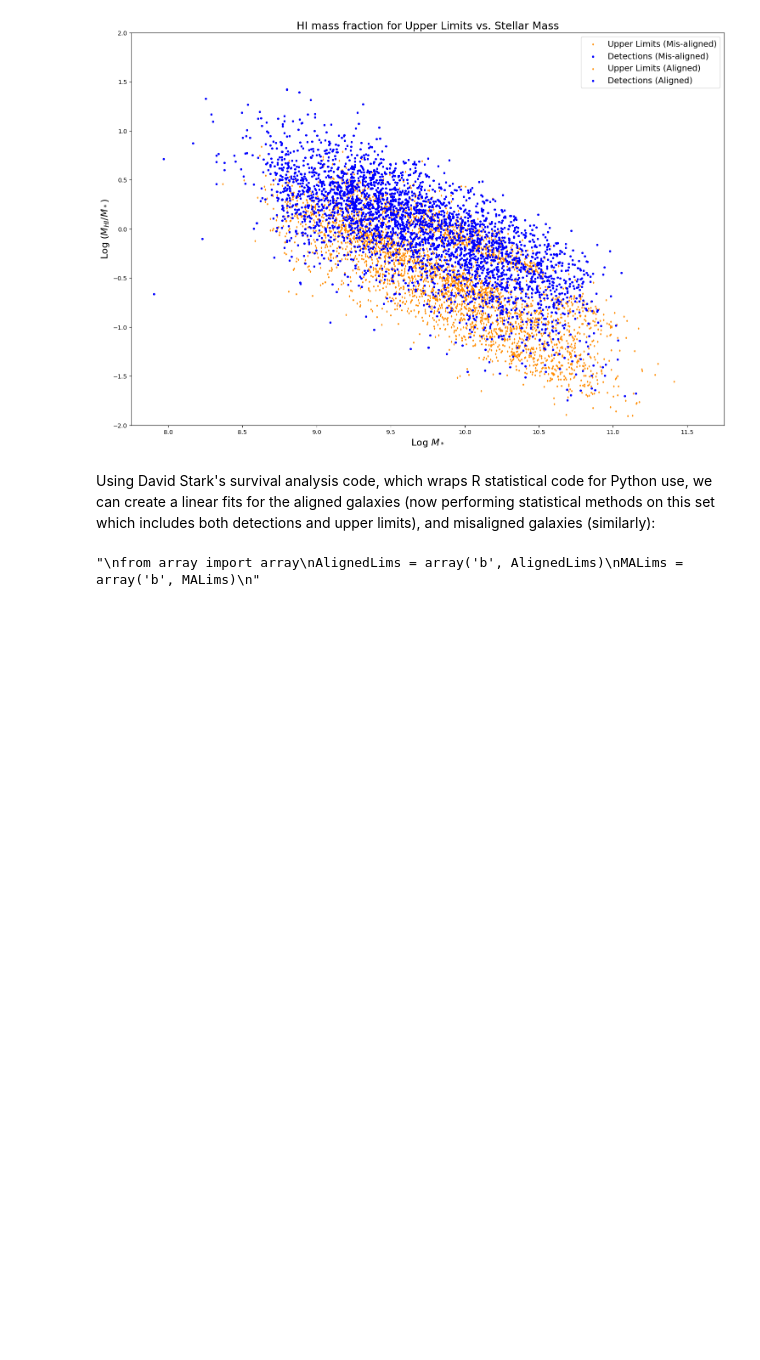
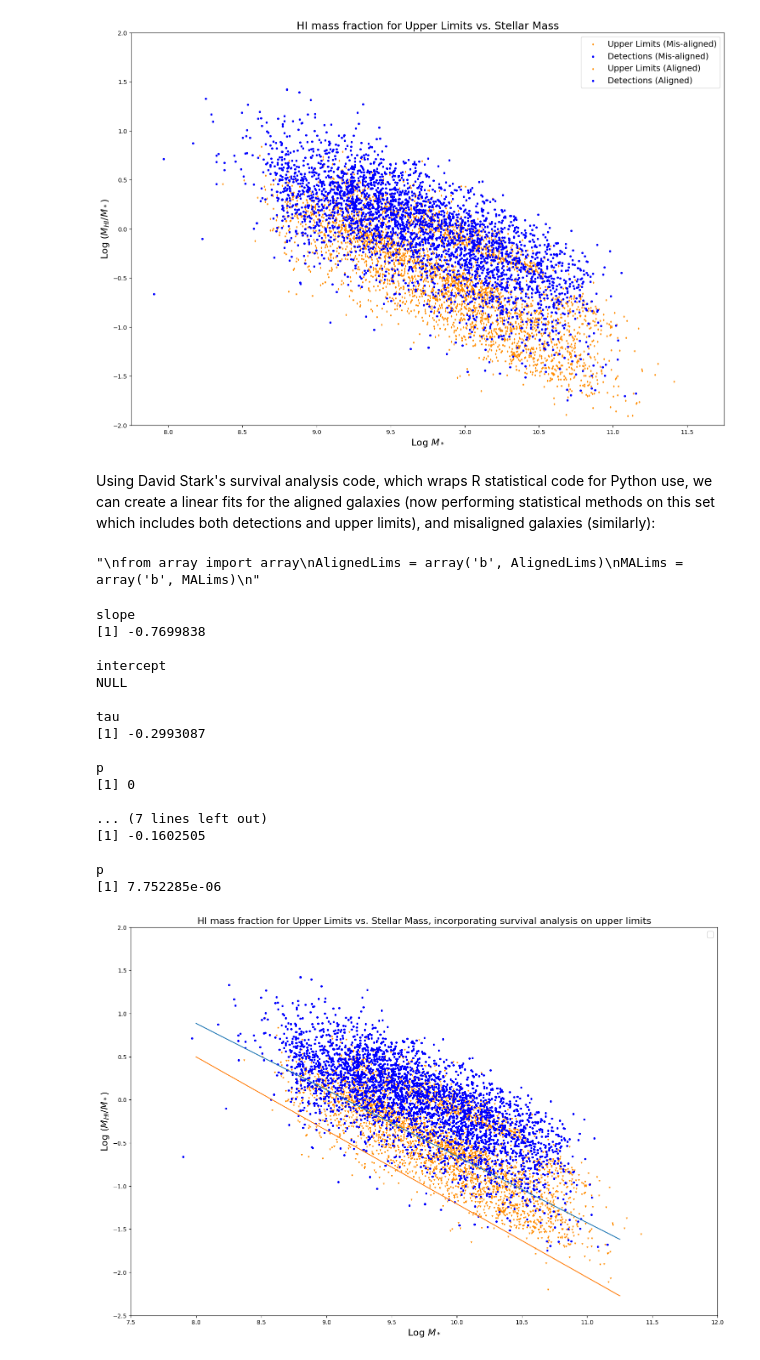
Before and after one commit to harrisonfwest/HI-MaNGA, a Jupyter notebook: HI-MaNGA_MisalignmentAndDeficiency.ipynb, the cells around one changed output. Cells and saved outputs as stored; diff of their text form; code cells hidden in the pictures; blank space fills up the shorter version.

```diff
--- a/HI-MaNGA_MisalignmentAndDeficiency.ipynb
+++ b/HI-MaNGA_MisalignmentAndDeficiency.ipynb
@@ -418,21 +418,39 @@ MALims = array('b', MALims)
 # %%
 plt.figure(figsize=(18, 12));
 plt.scatter(alignedComboMStars[AlignedLims], alignedComboMFrac[AlignedLims], s = 4, marker='v', color = 'darkorange');
 plt.scatter(MAComboMStars[MALims], MAComboMFrac[MALims], marker='v', s = 4, color = 'darkorange');
 
 plt.scatter(alignedComboMStars[~AlignedLims], alignedComboMFrac[~AlignedLims], s = 8, color = 'blue');
 plt.scatter(MAComboMStars[~MALims], MAComboMFrac[~MALims], s = 8, color = 'blue');
 
 AlignedOut = ats_fit(alignedComboMStars, alignedComboMFrac, AlignedLims, fmt='(I4, 2F10.3)');
 MAOut = ats_fit(MAComboMStars, MAComboMFrac, MALims, fmt='(I4, 2F10.3)');
 
 pts = [8, 11.25]
 plt.plot(pts, [(pts[0] * AlignedOut['slope']) + AlignedOut['intercept'], (pts[1] * AlignedOut['slope']) + AlignedOut['intercept']]);
 plt.plot(pts, [(pts[0] * MAOut['slope']) + MAOut['intercept'], (pts[1] * MAOut['slope']) + MAOut['intercept']]);
 
 plt.xlim(7.5, 12)
 plt.ylim(-2.5, 2)
-plt.legend(fontsize=14);
 plt.xlabel('Log $M_*$', fontsize=16)
 plt.ylabel('Log $(M_{HI}/M_*)$', fontsize=16);
 plt.title('HI mass fraction for Upper Limits vs. Stellar Mass, incorporating survival analysis on upper limits', fontsize=16);
+# %% [output]
+slope
+[1] -0.7699838
+
+intercept
+NULL
+
+tau
+[1] -0.2993087
+
+p
+[1] 0
+
+... (7 lines left out)
+[1] -0.1602505
+
+p
+[1] 7.752285e-06
+[figure, added]
```
